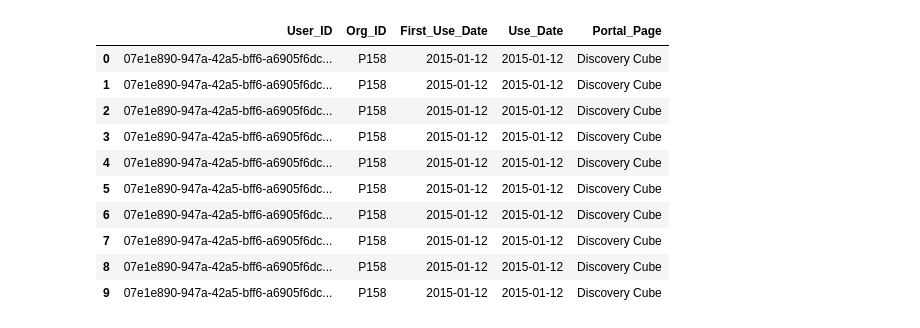
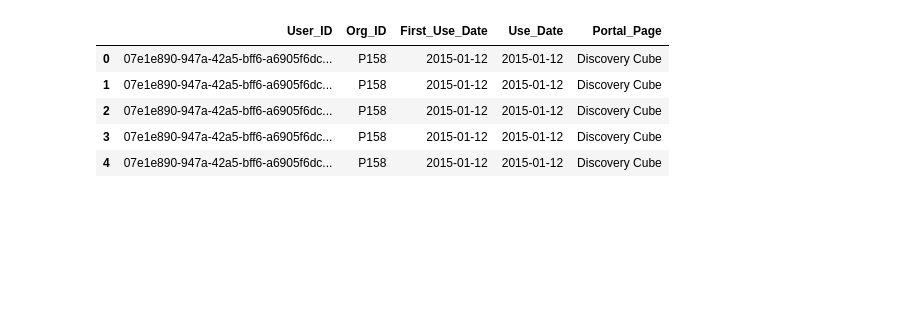
Before and after one commit to ChristopherDaigle/ConvexOptimizationWithPython, a Jupyter notebook: NotesAndTutorials/r4.ipynb, the cells around one changed output. Drawn from its saved outputs; the diff is of its cells as text; code cells hidden in the pictures; blank space fills up the shorter version.

```diff
--- a/NotesAndTutorials/r4.ipynb
+++ b/NotesAndTutorials/r4.ipynb
@@ -24,16 +61,11 @@ import seaborn as sns
 # %%
 # Importing
-df = pd.read_excel('/Users/mbair/Git/ConvexOptimizationWithPython/Data/DSx.xlsx', sheet_name = 'Data')
-df.head(10)
+df = pd.read_excel('/Users/daiglechris/Git/ConvexOptimizationWithPython/Data/DSx.xlsx', sheet_name = 'Data')
+df.head(5)
 # %% [output]
 |  | User_ID | Org_ID | First_Use_Date | Use_Date | Portal_Page |
 | 0 | 07e1e890-947a-42a5-bff6-a6905f6dc... | P158 | 2015-01-12 | 2015-01-12 | Discovery Cube |
 | 1 | 07e1e890-947a-42a5-bff6-a6905f6dc... | P158 | 2015-01-12 | 2015-01-12 | Discovery Cube |
 | 2 | 07e1e890-947a-42a5-bff6-a6905f6dc... | P158 | 2015-01-12 | 2015-01-12 | Discovery Cube |
 | 3 | 07e1e890-947a-42a5-bff6-a6905f6dc... | P158 | 2015-01-12 | 2015-01-12 | Discovery Cube |
 | 4 | 07e1e890-947a-42a5-bff6-a6905f6dc... | P158 | 2015-01-12 | 2015-01-12 | Discovery Cube |
-| 5 | 07e1e890-947a-42a5-bff6-a6905f6dc... | P158 | 2015-01-12 | 2015-01-12 | Discovery Cube |
-| 6 | 07e1e890-947a-42a5-bff6-a6905f6dc... | P158 | 2015-01-12 | 2015-01-12 | Discovery Cube |
-| 7 | 07e1e890-947a-42a5-bff6-a6905f6dc... | P158 | 2015-01-12 | 2015-01-12 | Discovery Cube |
-| 8 | 07e1e890-947a-42a5-bff6-a6905f6dc... | P158 | 2015-01-12 | 2015-01-12 | Discovery Cube |
-| 9 | 07e1e890-947a-42a5-bff6-a6905f6dc... | P158 | 2015-01-12 | 2015-01-12 | Discovery Cube |
```
Also changed, not shown: parts of 14 cells of this notebook.
